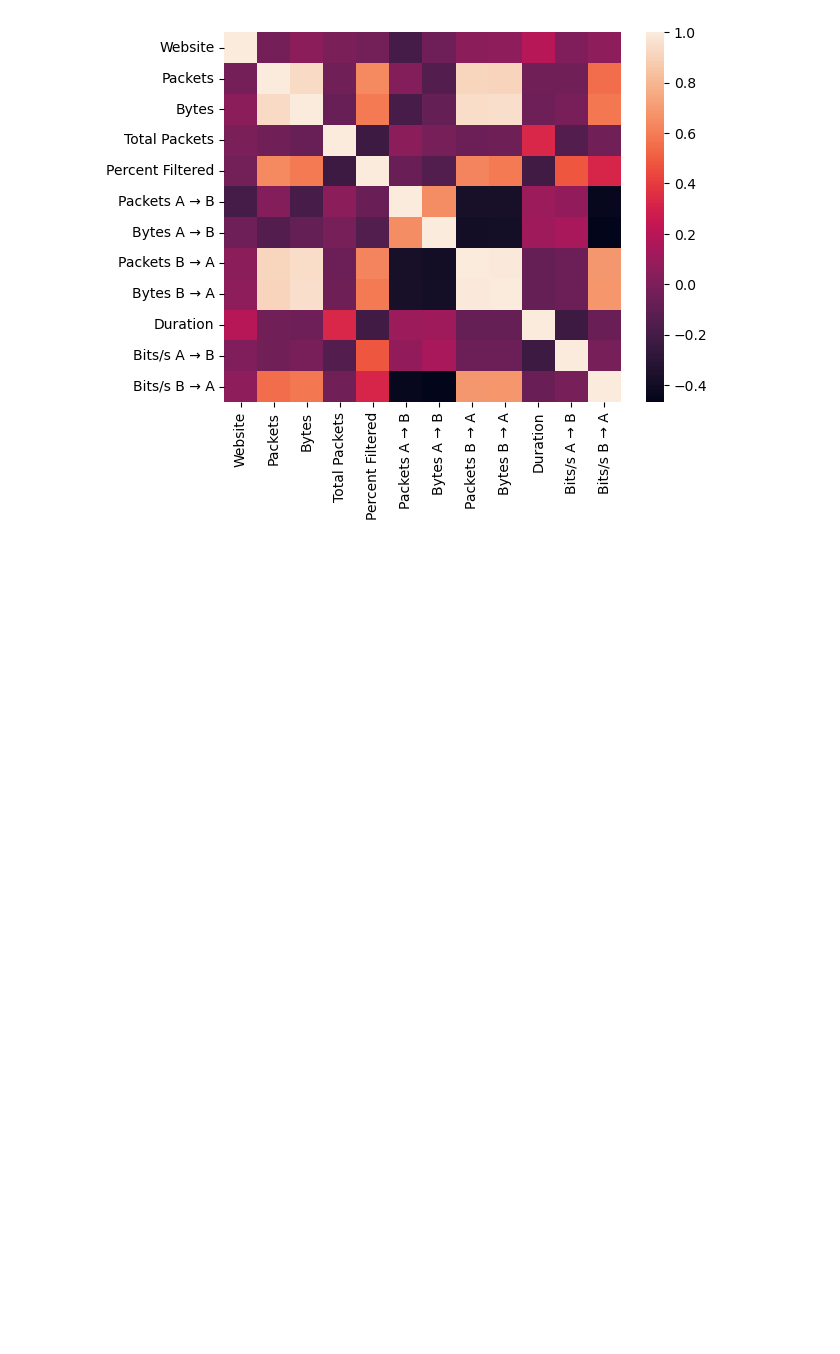
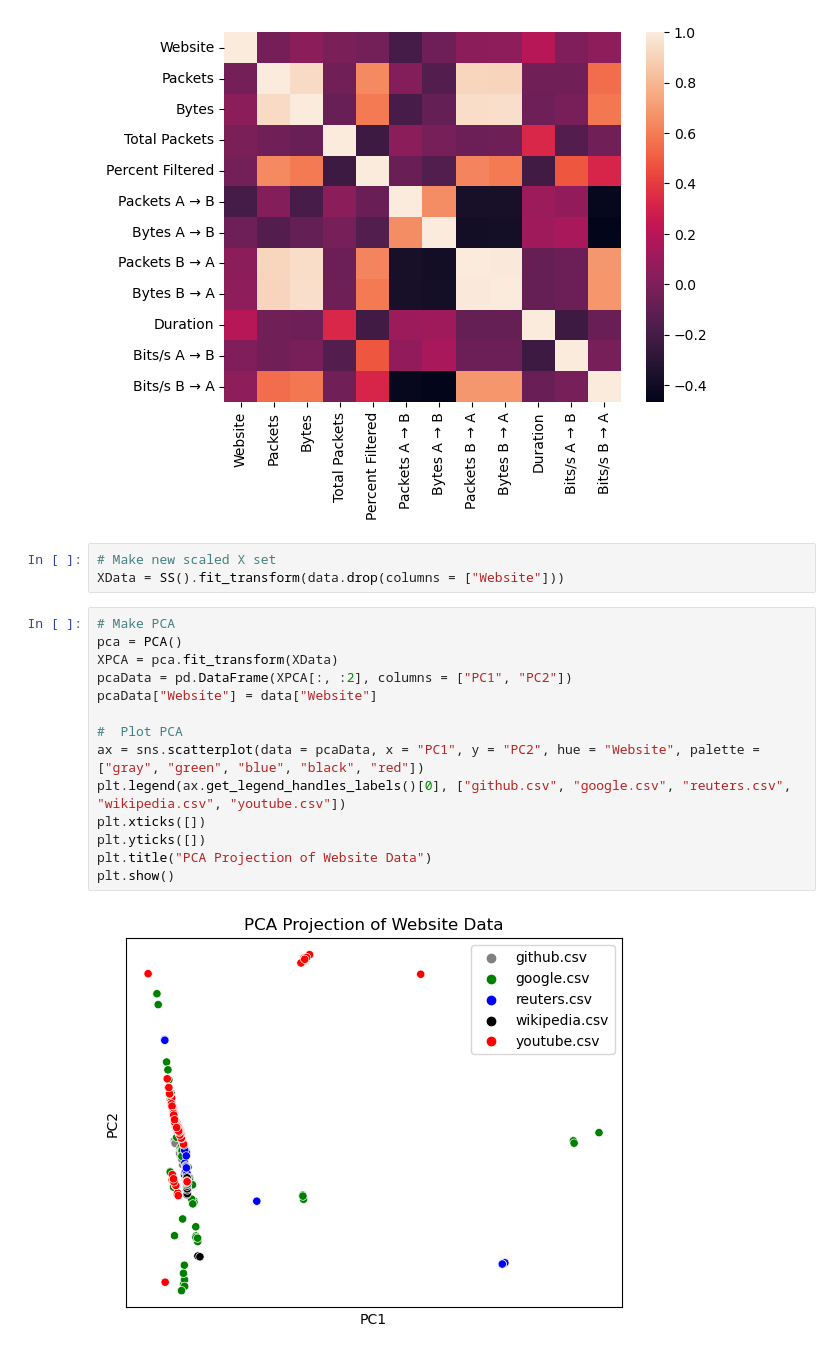
Before and after one commit to charleshu-8/C400-Capstone-Project, a Jupyter notebook: model_lasso.ipynb, the cells around one changed output. Cells and saved outputs as stored; diff of their text form; blank space fills up the shorter version.

```diff
--- a/model_lasso.ipynb
+++ b/model_lasso.ipynb
@@ -138,3 +143,22 @@ sns.heatmap(data.corr())
 # %% [output]
 <Axes: >
 [figure]
+# %%
+# Make new scaled X set
+XData = SS().fit_transform(data.drop(columns = ["Website"]))
+# %%
+# Make PCA
+pca = PCA()
+XPCA = pca.fit_transform(XData)
+pcaData = pd.DataFrame(XPCA[:, :2], columns = ["PC1", "PC2"])
+pcaData["Website"] = data["Website"]
+
+#  Plot PCA
+ax = sns.scatterplot(data = pcaData, x = "PC1", y = "PC2", hue = "Website", palette = ["gray", "green", "blue", "black", "red"])
+plt.legend(ax.get_legend_handles_labels()[0], ["github.csv", "google.csv", "reuters.csv", "wikipedia.csv", "youtube.csv"])
+plt.xticks([])
+plt.yticks([])
+plt.title("PCA Projection of Website Data")
+plt.show()
+# %% [output]
+[figure, added]
```
Also changed, not shown: parts of 4 cells of this notebook, 2 other files.
